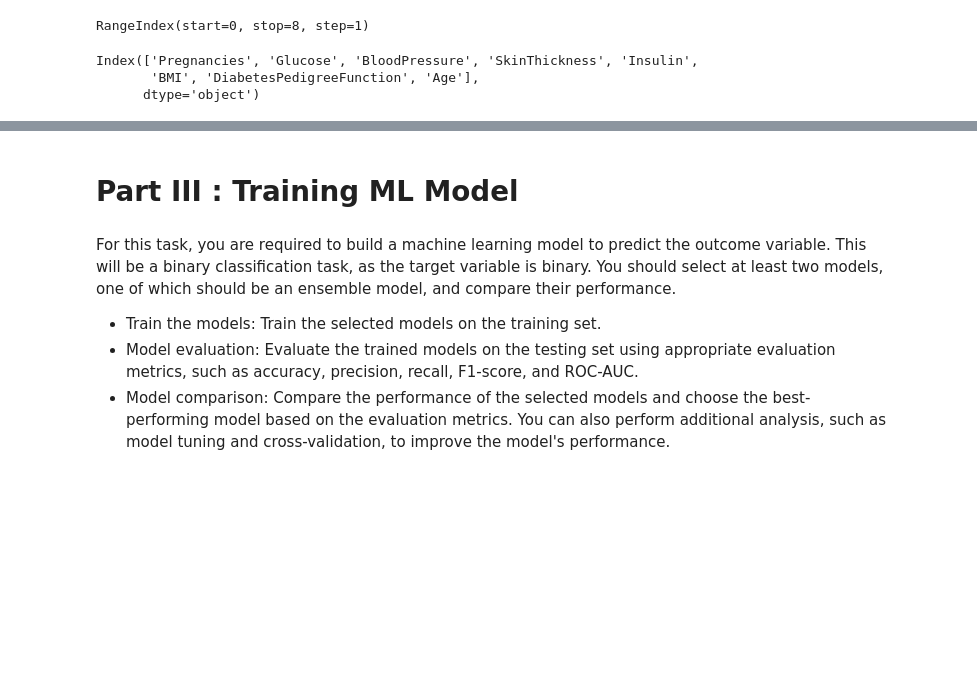
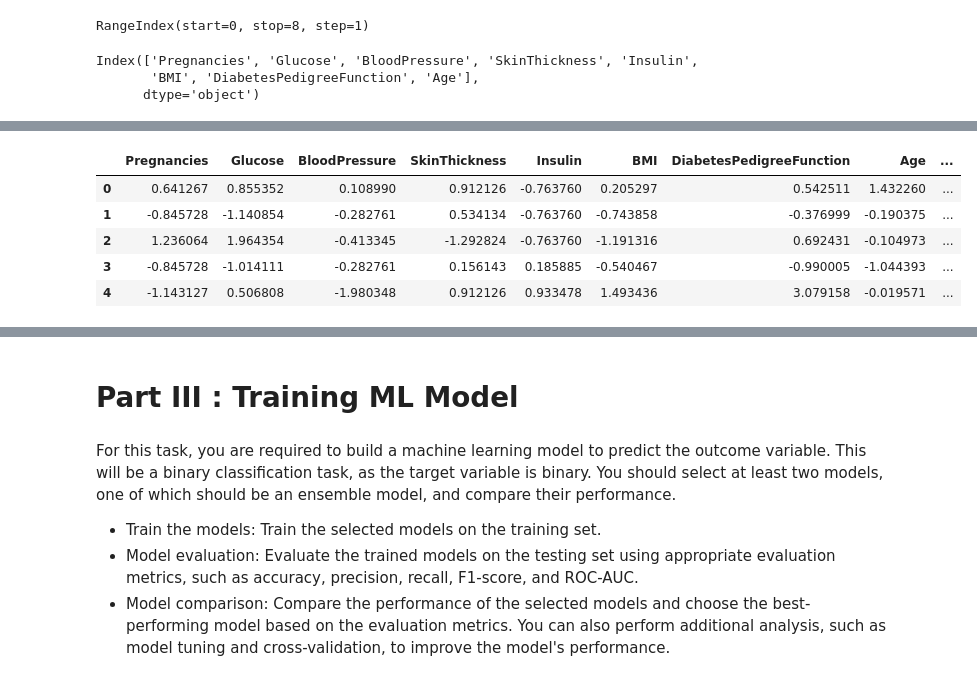
Before and after one commit to thonglamhai/ml-project-supervised-learning, a Jupyter notebook: Supervised Learning - Project.ipynb, the cells around one changed output, grey strips where cells are left out. Drawn from its saved outputs; the diff is of its cells as text; code cells hidden in the pictures; blank space fills up the shorter version.

```diff
--- a/Supervised Learning - Project.ipynb
+++ b/Supervised Learning - Project.ipynb
@@ -305,0 +319,2 @@ df_train_scaled
+# %%
+df_train_scaled['Outcome'] = df['Outcome']
@@ -305,0 +341,29 @@ df_train_scaled
+# %%
+df = df_train_scaled
+# %%
+# Glucose level
+glucose_bins = [0, 70, 100, float('inf')]
+glucose_labels = ['Low', 'Normal', 'High']
+
+df['Glucose_Level'] = pd.cut(df['Glucose'], bins=glucose_bins, labels=glucose_labels)
+
+# BMI category
+bmi_bins = [0, 18.5, 25, 30, 35, 40, float('inf')]
+bmi_labels = ['underweight', 'normal', 'overweight', 'obese class I', 'obese class II', 'obese class III']
+df['BMI_Category'] = pd.cut(df['BMI'], bins=bmi_bins, labels=bmi_labels)
+
+# Create a new column with the interaction between glucose and BMI
+df['Glucose and BMI Interaction'] = df['Glucose'] * df['BMI']
+
+# Create diabetes history feature
+dpf_threshold = 0.8
+df["Diabetes_History"] = df["DiabetesPedigreeFunction"].apply(lambda x: "Yes" if x >= dpf_threshold else "No")
+# %%
+df.head()
+# %% [output]
+|  | Pregnancies | Glucose | BloodPressure | SkinThickness | Insulin | BMI | DiabetesPedigreeFunction | Age | ... |
+| 0 | 0.641267 | 0.855352 | 0.108990 | 0.912126 | -0.763760 | 0.205297 | 0.542511 | 1.432260 | ... |
+| 1 | -0.845728 | -1.140854 | -0.282761 | 0.534134 | -0.763760 | -0.743858 | -0.376999 | -0.190375 | ... |
+| 2 | 1.236064 | 1.964354 | -0.413345 | -1.292824 | -0.763760 | -1.191316 | 0.692431 | -0.104973 | ... |
+| 3 | -0.845728 | -1.014111 | -0.282761 | 0.156143 | 0.185885 | -0.540467 | -0.990005 | -1.044393 | ... |
+| 4 | -1.143127 | 0.506808 | -1.980348 | 0.912126 | 0.933478 | 1.493436 | 3.079158 | -0.019571 | ... |
```
Also changed, not shown: parts of 22 cells of this notebook, 2 other files.
